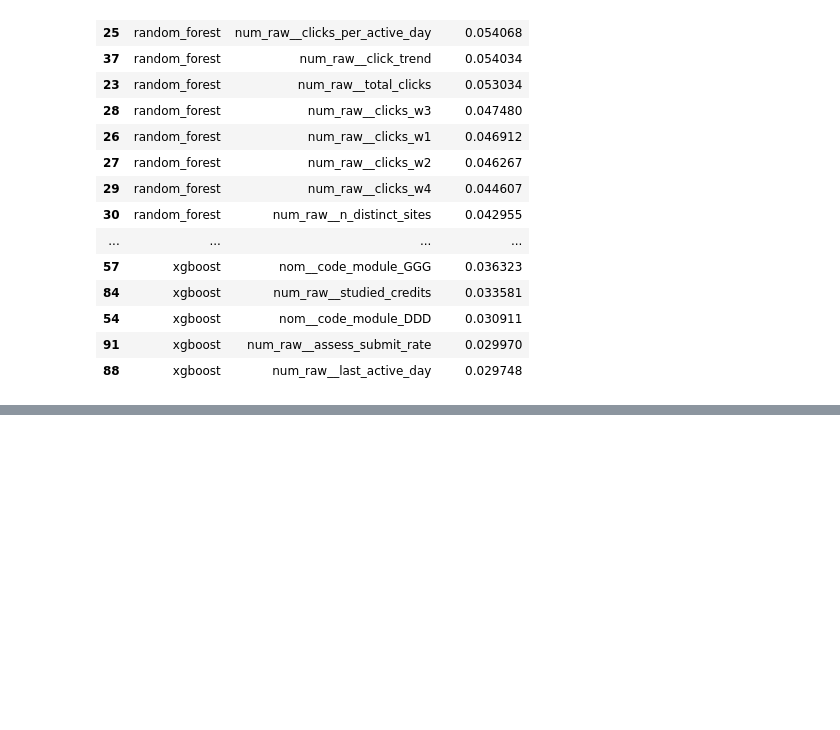
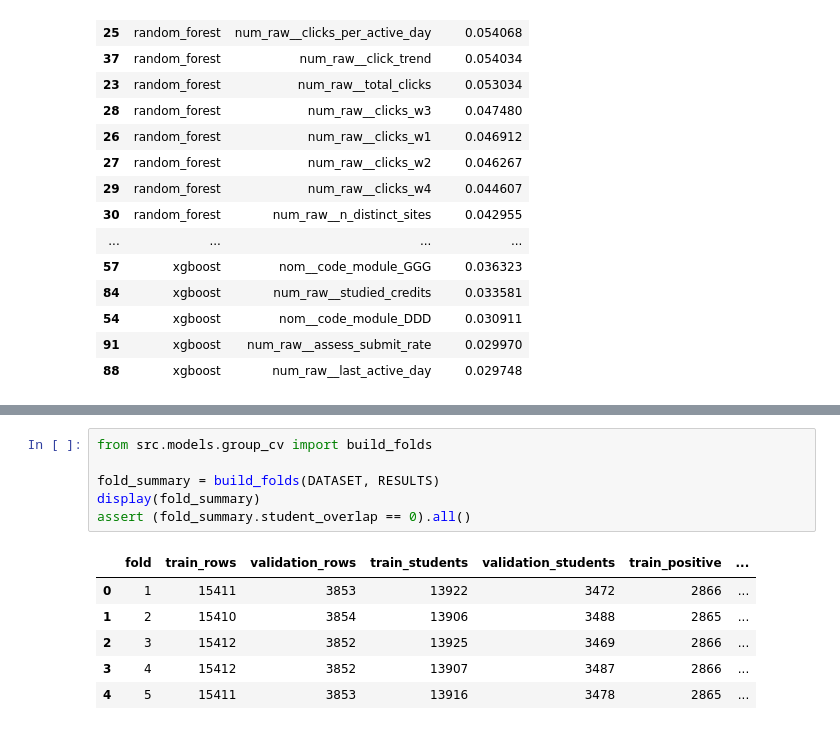
Before and after one commit to Khanhlc2005/OULAD_learning_analytics, a Jupyter notebook: notebooks/04_random_forest_xgboost.ipynb, the cells around one changed output, grey strips where cells are left out. Cells and saved outputs as stored; diff of their text form; blank space fills up the shorter version.

```diff
--- a/notebooks/04_random_forest_xgboost.ipynb
+++ b/notebooks/04_random_forest_xgboost.ipynb
@@ -62,0 +67,13 @@ importance.groupby('model', group_keys=False).head(10)
+# %%
+from src.models.group_cv import build_folds
+
+fold_summary = build_folds(DATASET, RESULTS)
+display(fold_summary)
+assert (fold_summary.student_overlap == 0).all()
+# %% [output]
+|  | fold | train_rows | validation_rows | train_students | validation_students | train_positive | ... |
+| 0 | 1 | 15411 | 3853 | 13922 | 3472 | 2866 | ... |
+| 1 | 2 | 15410 | 3854 | 13906 | 3488 | 2865 | ... |
+| 2 | 3 | 15412 | 3852 | 13925 | 3469 | 2866 | ... |
+| 3 | 4 | 15412 | 3852 | 13907 | 3487 | 2866 | ... |
+| 4 | 5 | 15411 | 3853 | 13916 | 3478 | 2865 | ... |
```
Also changed, not shown: parts of 12 cells of this notebook, 21 other files.
